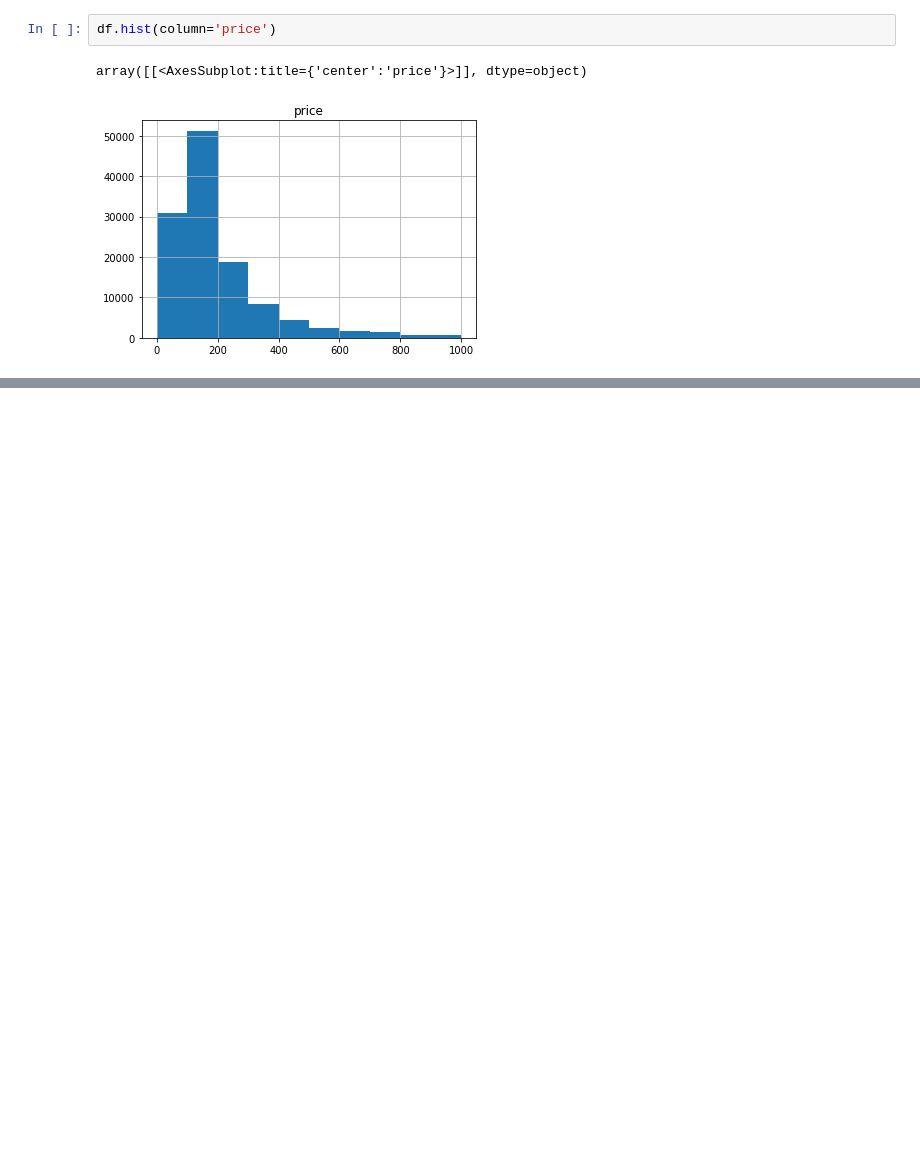
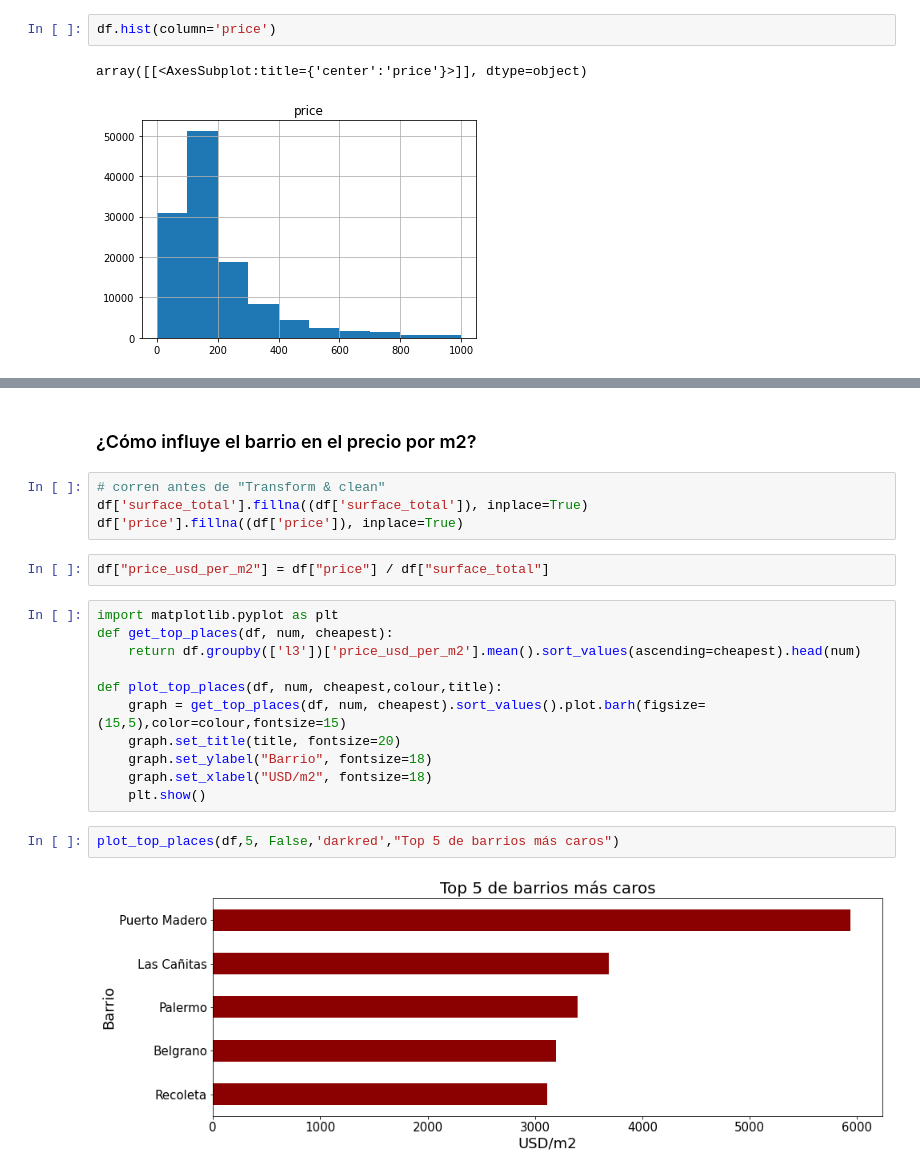
Before and after one commit to crisnicogonzalez/tp-final-isi, a Jupyter notebook: process data.ipynb, the cells around one changed output, grey strips where cells are left out. Drawn from its saved outputs; the diff is of its cells as text; blank space fills up the shorter version.

Commit message:
precio por m2

```diff
--- a/process data.ipynb
+++ b/process data.ipynb
@@ -102,0 +125,23 @@ memory usage: 18.9+ MB
+# %% [markdown]
+### ¿Cómo influye el barrio en el precio por m2?
+# %%
+# corren antes de "Transform & clean"
+df['surface_total'].fillna((df['surface_total']), inplace=True)
+df['price'].fillna((df['price']), inplace=True)
+# %%
+df["price_usd_per_m2"] = df["price"] / df["surface_total"]
+# %%
+import matplotlib.pyplot as plt
+def get_top_places(df, num, cheapest):
+    return df.groupby(['l3'])['price_usd_per_m2'].mean().sort_values(ascending=cheapest).head(num)
+
+def plot_top_places(df, num, cheapest,colour,title):
+    graph = get_top_places(df, num, cheapest).sort_values().plot.barh(figsize=(15,5),color=colour,fontsize=15)
+    graph.set_title(title, fontsize=20)
+    graph.set_ylabel("Barrio", fontsize=18)
+    graph.set_xlabel("USD/m2", fontsize=18)
+    plt.show()
+# %%
+plot_top_places(df,5, False,'darkred',"Top 5 de barrios más caros")
+# %% [output]
+[figure, added]
```
Also changed, not shown: parts of 10 cells of this notebook, 1 other file.
